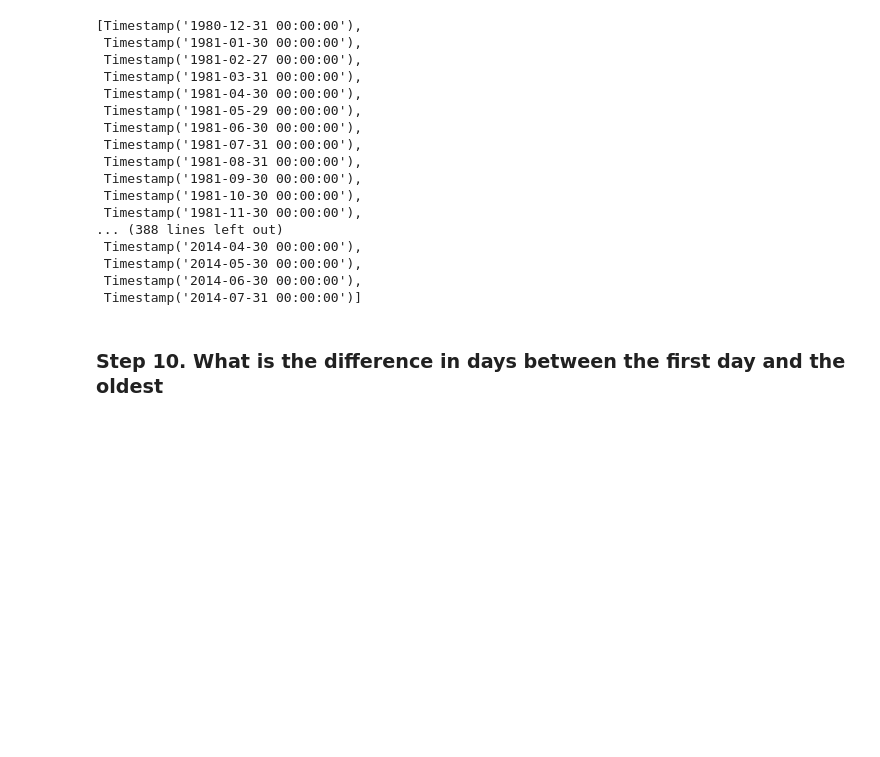
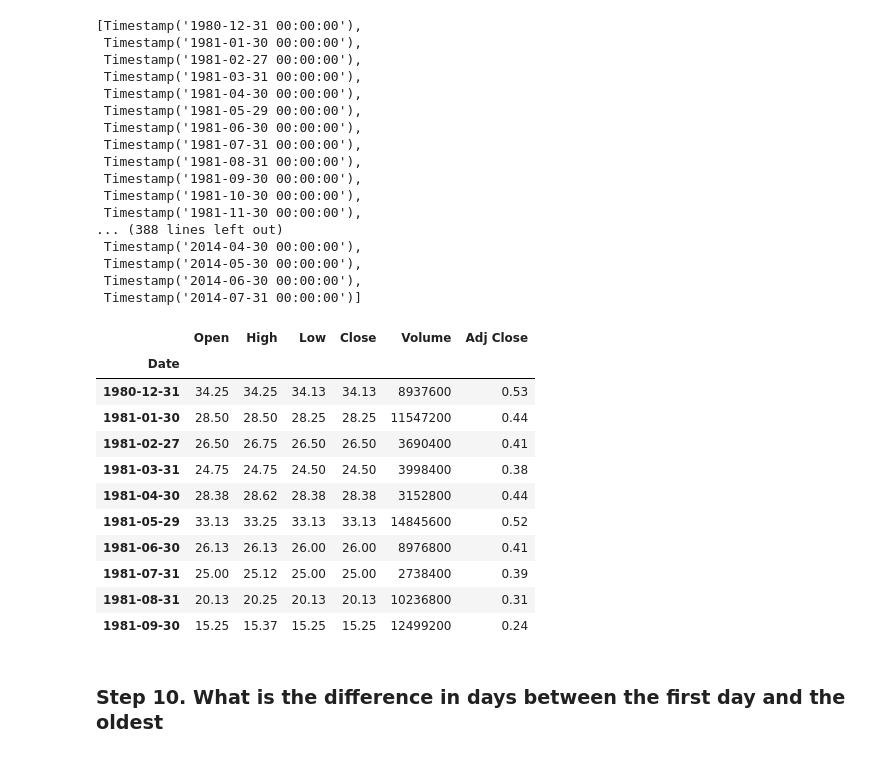
Before and after one commit to jblalor/2026-10-BILBAO-FT-Data-Science-J, a Jupyter notebook: 2-Data_Analysis/7-Feature_engineering/2-Time Data/Practica/Ejercicio Apple_J.ipynb, the cells around one changed output. Drawn from its saved outputs; the diff is of its cells as text; code cells hidden in the pictures; blank space fills up the shorter version.

```diff
--- a/2-Data_Analysis/7-Feature_engineering/2-Time Data/Practica/Ejercicio Apple_J.ipynb
+++ b/2-Data_Analysis/7-Feature_engineering/2-Time Data/Practica/Ejercicio Apple_J.ipynb
@@ -122,6 +122,23 @@ ult_dias_lab
  Timestamp('2014-05-30 00:00:00'),
  Timestamp('2014-06-30 00:00:00'),
  Timestamp('2014-07-31 00:00:00')]
+# %%
+# Otra forma:
+ult_dias_lab_2 = apple_o.resample('BM').last()
+ult_dias_lab_2.head(10)
+# %% [output]
+|  | Open | High | Low | Close | Volume | Adj Close |
+| Date |  |  |  |  |  |  |
+| 1980-12-31 | 34.25 | 34.25 | 34.13 | 34.13 | 8937600 | 0.53 |
+| 1981-01-30 | 28.50 | 28.50 | 28.25 | 28.25 | 11547200 | 0.44 |
+| 1981-02-27 | 26.50 | 26.75 | 26.50 | 26.50 | 3690400 | 0.41 |
+| 1981-03-31 | 24.75 | 24.75 | 24.50 | 24.50 | 3998400 | 0.38 |
+| 1981-04-30 | 28.38 | 28.62 | 28.38 | 28.38 | 3152800 | 0.44 |
+| 1981-05-29 | 33.13 | 33.25 | 33.13 | 33.13 | 14845600 | 0.52 |
+| 1981-06-30 | 26.13 | 26.13 | 26.00 | 26.00 | 8976800 | 0.41 |
+| 1981-07-31 | 25.00 | 25.12 | 25.00 | 25.00 | 2738400 | 0.39 |
+| 1981-08-31 | 20.13 | 20.25 | 20.13 | 20.13 | 10236800 | 0.31 |
+| 1981-09-30 | 15.25 | 15.37 | 15.25 | 15.25 | 12499200 | 0.24 |
 # %% [markdown]
 ### Step 10.  What is the difference in days between the first day and the oldest
 # %%
```
Also changed, not shown: parts of 3 cells of this notebook, 2 other files.
